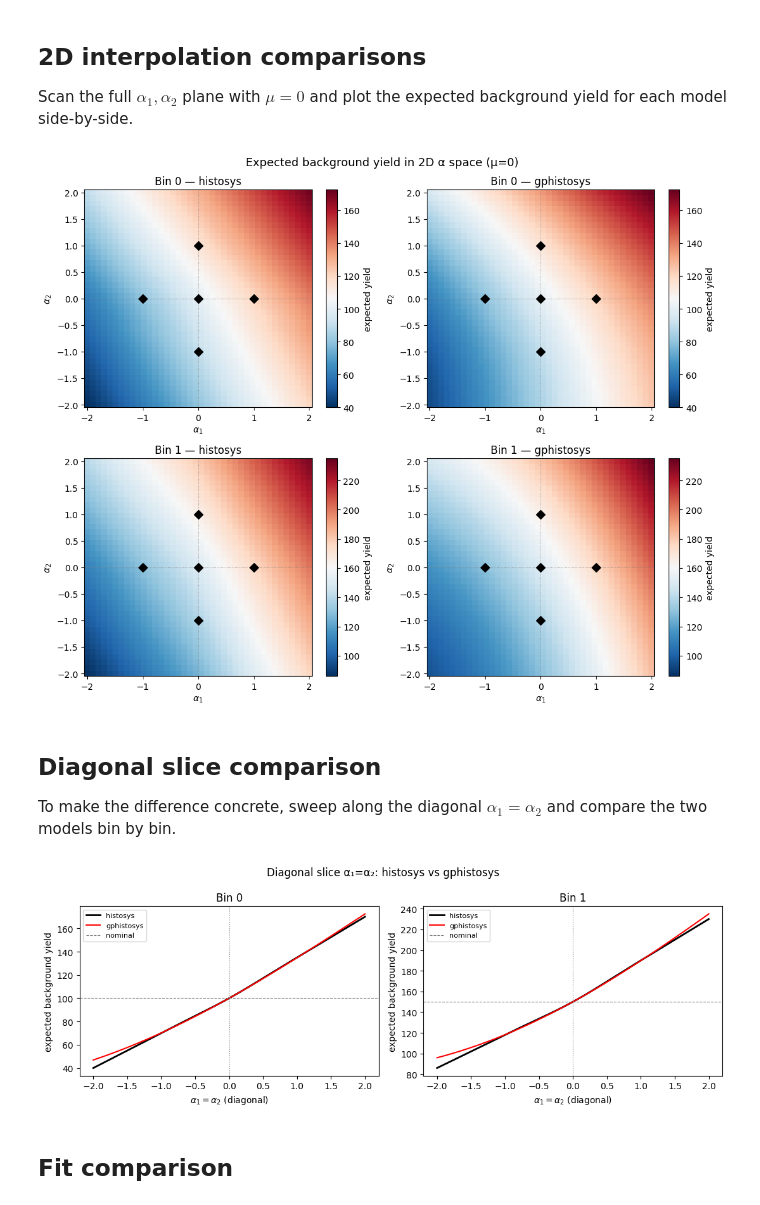
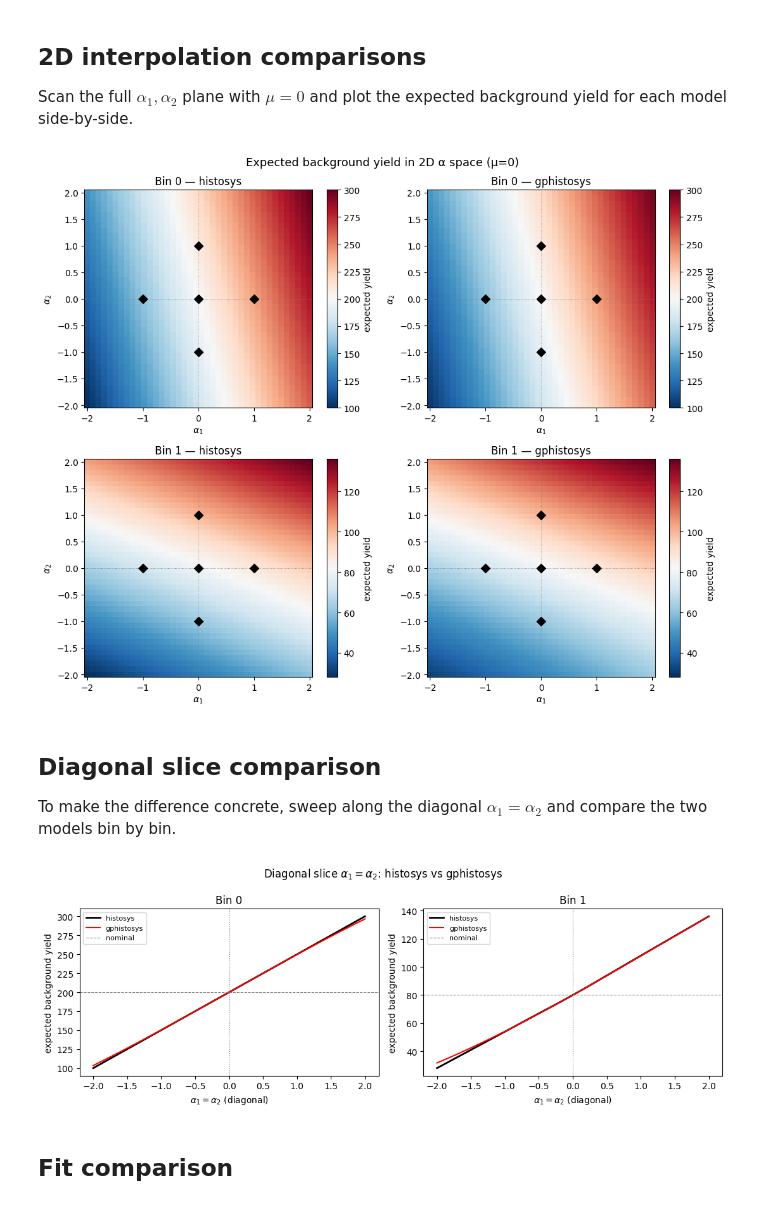
Before and after one commit to JaySandesara/pyhf, a Jupyter notebook: docs/examples/notebooks/gphistosys_2d.ipynb, the cells around one changed output. Cells and saved outputs as stored; diff of their text form; code cells hidden in the pictures.

```diff
--- a/docs/examples/notebooks/gphistosys_2d.ipynb
+++ b/docs/examples/notebooks/gphistosys_2d.ipynb
@@ -14,15 +14,26 @@ import pyhf
 # %% [markdown]
 ## Common model data
 # %%
-NOM  = [100.0, 150.0]   # nominal background, 2 bins
-SIG  = [ 30.0,  95.0]   # signal
-DATA = [100.0, 150.0]   # observed
+# NOM  = [100.0, 150.0]   # nominal background, 2 bins
+# SIG  = [ 30.0,  95.0]   # signal
+# DATA = [100.0, 150.0]   # observed
 
-# Templates at basis points
-A1_HI = [120.0, 175.0]   # (+1, 0)  — alpha1 up
-A1_LO = [ 80.0, 130.0]   # (-1, 0)  — alpha1 down
-A2_HI = [115.0, 165.0]   # (0, +1)  — alpha2 up
-A2_LO = [ 90.0, 138.0]   # (0, -1)  — alpha2 down
+# # Templates at basis points
+# A1_HI = [120.0, 175.0]   # (+1, 0)  — alpha1 up
+# A1_LO = [ 80.0, 130.0]   # (-1, 0)  — alpha1 down
+# A2_HI = [115.0, 165.0]   # (0, +1)  — alpha2 up
+# A2_LO = [ 90.0, 138.0]   # (0, -1)  — alpha2 down
+
+NOM  = [200.0, 80.0]    # nominal background, 2 bins
+SIG  = [ 50.0, 30.0]    # signal
+# DATA = [260.0, 95.0]    # observed — pulled toward signal
+DATA = [200.0, 80.0]    # observed — Asimov
+
+# Templates at basis points — asymmetric variations
+A1_HI = [240.0,  88.0]  # (+1,  0) — alpha1 up:   bin0 up 20%, bin1 up 10%
+A1_LO = [160.0,  72.0]  # (-1,  0) — alpha1 down: bin0 down 20%, bin1 down 10%
+A2_HI = [210.0, 100.0]  # ( 0, +1) — alpha2 up:   mostly bin1
+A2_LO = [190.0,  62.0]  # ( 0, -1) — alpha2 down: mostly bin1
 # %% [markdown]
 ## Build workspaces
 # %%
@@ -58,7 +69,7 @@ def make_gphistosys2d_ws(basis, templates, labels):
             {"name": "background",
              "data": NOM,
              "modifiers": [
-                 {"name": "gp_sys",
+                 {"name": "alpha",
                   "type": "gphistosys",
                   "data": {"nodes": basis,
                            "templates": templates,
@@ -81,13 +92,12 @@ histo_model = pyhf.Workspace(make_histosys2d_ws()).model(
 
 # --- gphistosys 2D: 5 nodes, labels expose each dimension as a named parameter ---
 basis = [
-    [ 0.0,  0.0],   # nominal
     [ 1.0,  0.0],   # alpha1 up
     [-1.0,  0.0],   # alpha1 down
     [ 0.0,  1.0],   # alpha2 up
     [ 0.0, -1.0],   # alpha2 down
 ]
-templates = [NOM, A1_HI, A1_LO, A2_HI, A2_LO]
+templates = [A1_HI, A1_LO, A2_HI, A2_LO]
 labels    = ["alpha1", "alpha2"]   # pyhf parameter names for each GP dimension
 
 gp_model = pyhf.Workspace(make_gphistosys2d_ws(basis, templates, labels)).model(
@@ -163,7 +173,7 @@ plt.suptitle('Expected background yield in 2D α space (μ=0)', fontsize=13)
 plt.tight_layout()
 plt.show()
 # %% [output]
-[figure, old version]
+[figure, new version]
 # %% [markdown]
 ## Diagonal slice comparison
 
@@ -173,39 +183,39 @@ diag_vals = np.linspace(-2.0, 2.0, 200)
 
 
 def sweep_diagonal(model, diag_vals, mu=0.0, a1_name='alpha1', a2_name='alpha2'):
-    """Sweep along the diagonal α₁=α₂."""
+    """Sweep along the diagonal $\alpha_1 = \alpha_2$."""
     mu_idx = model.config.par_map['mu']['slice'].start
     a1_idx = model.config.par_map[a1_name]['slice'].start
     a2_idx = model.config.par_map[a2_name]['slice'].start
     out = []
     for a in diag_vals:
         pars = np.array(model.config.suggested_init())
         pars[mu_idx] = mu
         pars[a1_idx] = a
         pars[a2_idx] = a
         out.append(model.expected_actualdata(pars))
     return np.array(out)
 
 
 y_histo_diag = sweep_diagonal(histo_model, diag_vals)
 y_gp_diag    = sweep_diagonal(gp_model,    diag_vals)
 
 fig, axes = plt.subplots(1, 2, figsize=(11, 4))
 for bin_idx, ax in enumerate(axes):
     ax.plot(diag_vals, y_histo_diag[:, bin_idx], 'k-',  lw=2,   label='histosys')
     ax.plot(diag_vals, y_gp_diag   [:, bin_idx], 'r-',  lw=1.5, label='gphistosys')
     ax.axvline(0, color='grey', lw=0.8, ls=':')
     ax.axhline(NOM[bin_idx], color='grey', lw=0.8, ls='--', label='nominal')
     ax.set_xlabel(r'$\alpha_1 = \alpha_2$ (diagonal)')
     ax.set_ylabel('expected background yield')
     ax.set_title(f'Bin {bin_idx}')
     ax.legend(fontsize=8)
 
-plt.suptitle('Diagonal slice α₁=α₂: histosys vs gphistosys', fontsize=12)
+plt.suptitle(r'Diagonal slice $\alpha_1 = \alpha_2$: histosys vs gphistosys', fontsize=12)
 plt.tight_layout()
 plt.show()
 # %% [output]
-[figure, old version]
+[figure, new version]
 # %% [markdown]
 ## Fit comparison
 # %%
```
Also changed, not shown: parts of 4 cells of this notebook, 1 other file.
